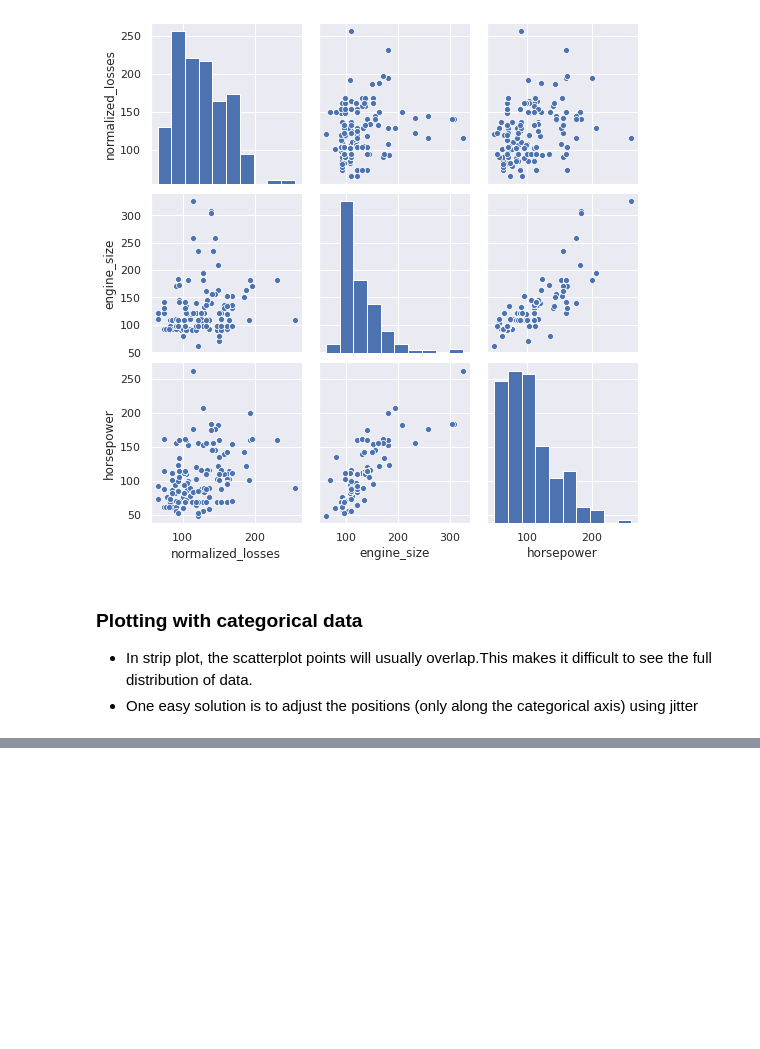
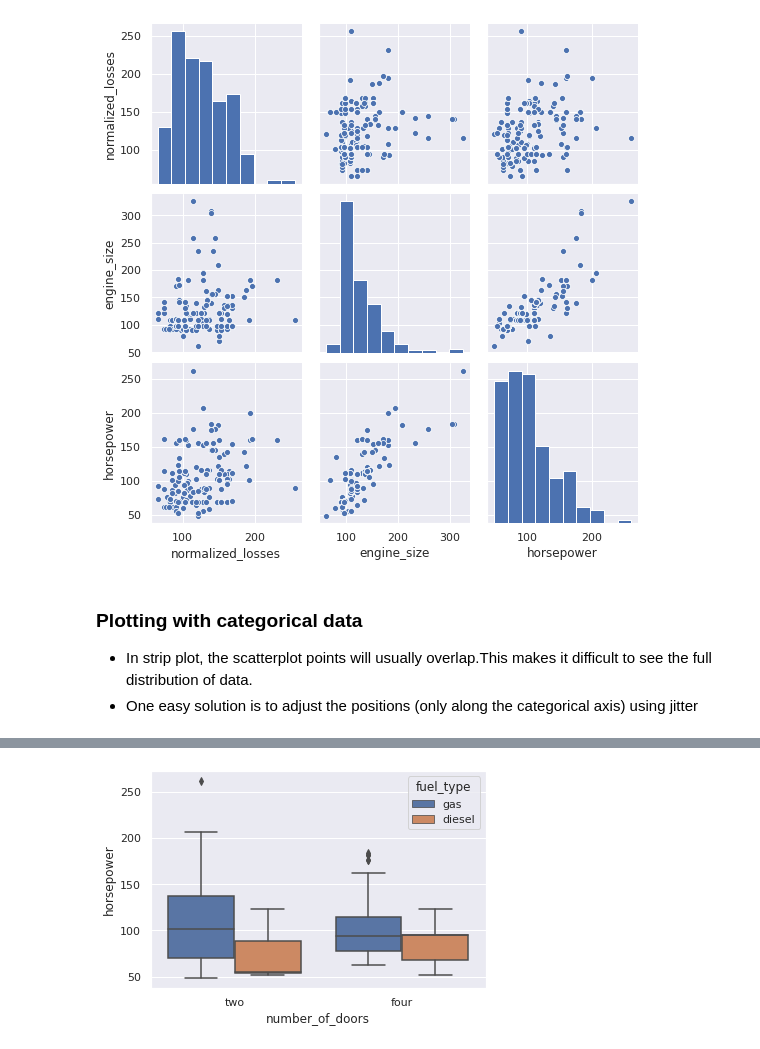
Before and after one commit to Iamsbharti/ML-AI, a Jupyter notebook: visualization/visulaization_p.ipynb, the cells around one changed output, grey strips where cells are left out. Cells and saved outputs as stored; diff of their text form; code cells hidden in the pictures; blank space fills up the shorter version.

```diff
--- a/visualization/visulaization_p.ipynb
+++ b/visualization/visulaization_p.ipynb
@@ -87,0 +102,5 @@ sns.stripplot(auto['fuel_type'],auto['horsepower'],jitter=True);
+# %%
+# hue flag can be used for categorical analysis.
+sns.boxplot(auto['number_of_doors'],auto['horsepower'],hue=auto['fuel_type']);
+# %% [output]
+[figure, added]
```
Also changed, not shown: parts of 9 cells of this notebook.
